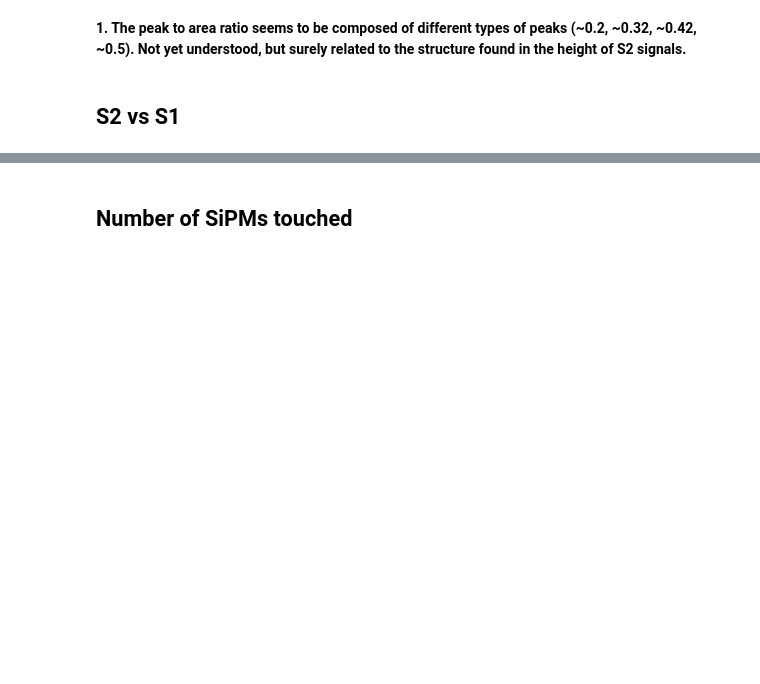
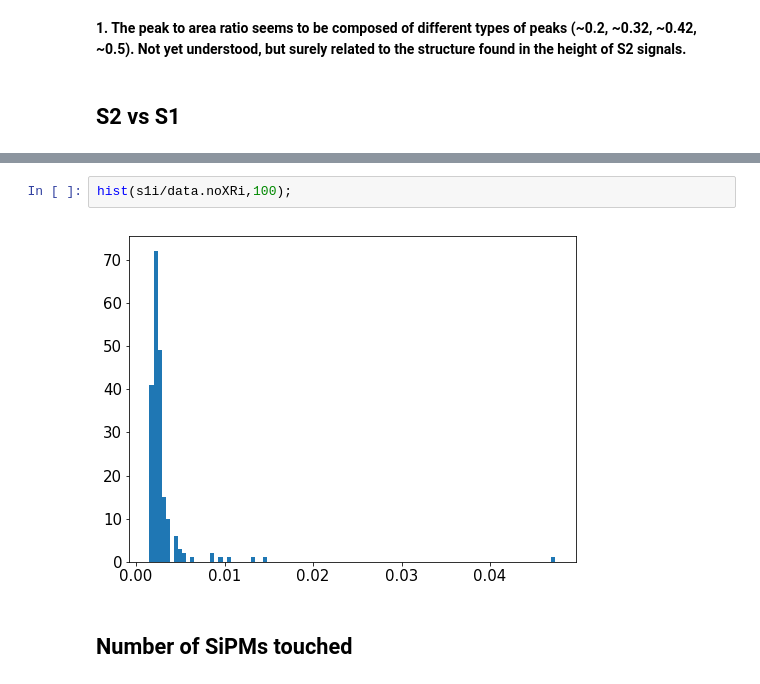
Before and after one commit to bpalmeiro/ICARO, a Jupyter notebook: invisible_cities/NaAna/Na22_MC.ipynb, the cells around one changed output, grey strips where cells are left out. Cells and saved outputs as stored; diff of their text form; blank space fills up the shorter version.

```diff
--- a/invisible_cities/NaAna/Na22_MC.ipynb
+++ b/invisible_cities/NaAna/Na22_MC.ipynb
@@ -714,3 +753,7 @@ ValueError: x and y must be the same size
+# %%
+hist(s1i/data.noXRi,100);
+# %% [output]
+[figure, added]
 # %% [markdown]
 ## Number of SiPMs touched
 # %%
```
Also changed, not shown: parts of 27 cells of this notebook, 17 other files.
